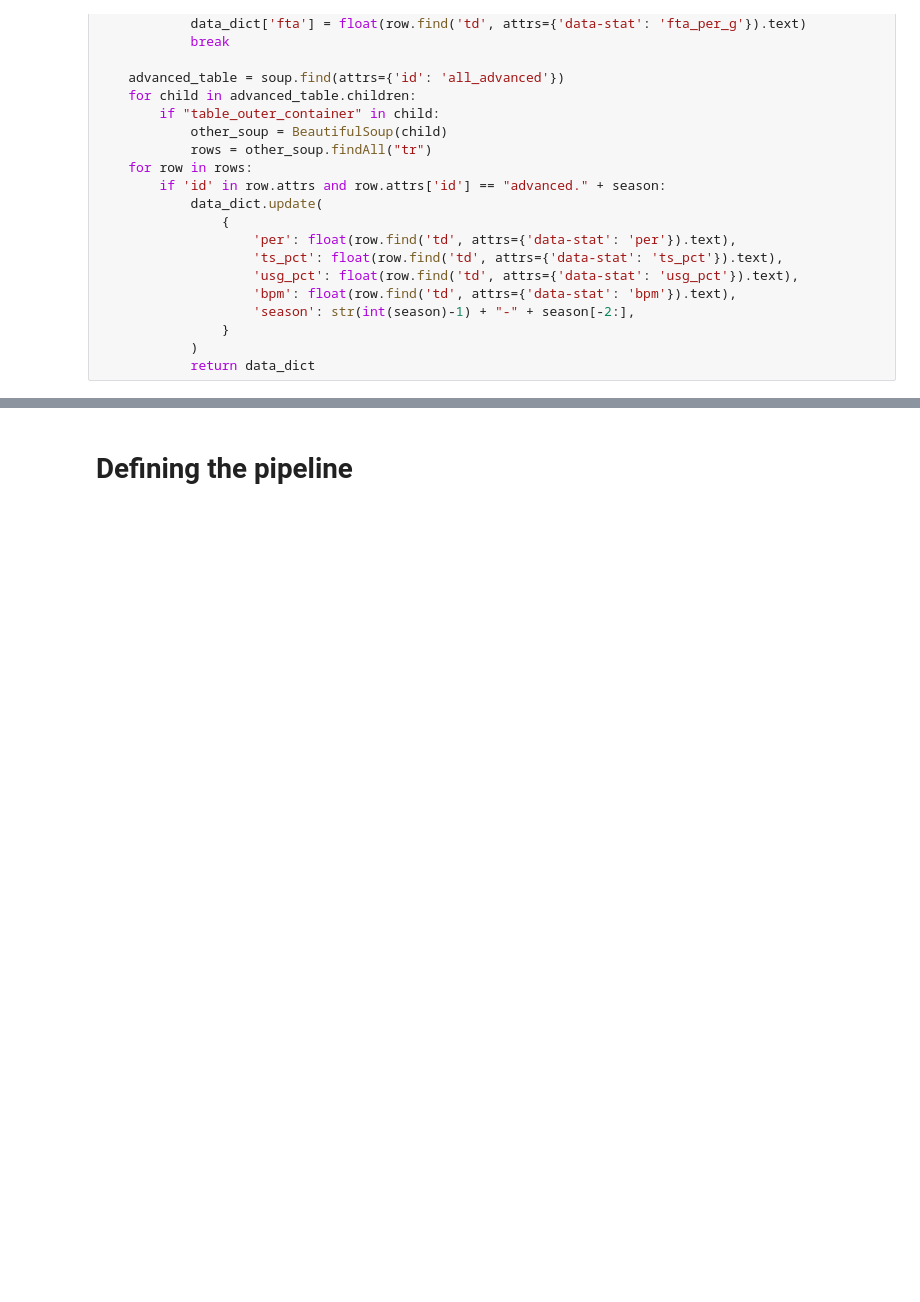
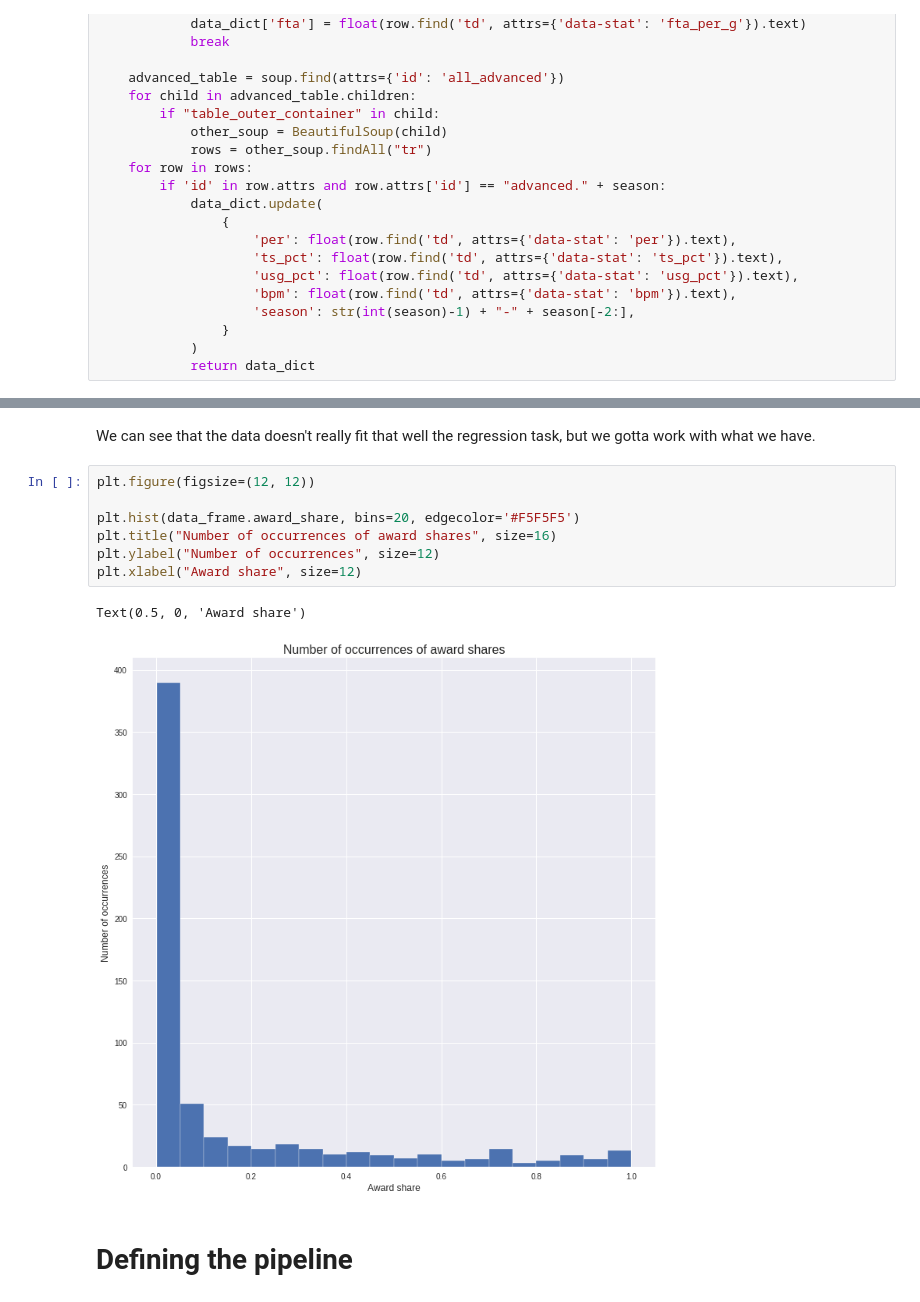
Before and after one commit to danchyy/Basketball_Analytics, a Jupyter notebook: Scripts/2018_19_season/mvp_predictions/Predicting MVP.ipynb, the cells around one changed output, grey strips where cells are left out. Cells and saved outputs as stored; diff of their text form; blank space fills up the shorter version.

```diff
--- a/Scripts/2018_19_season/mvp_predictions/Predicting MVP.ipynb
+++ b/Scripts/2018_19_season/mvp_predictions/Predicting MVP.ipynb
@@ -117,3 +292,15 @@ data_frame = pd.read_csv("../../../Data/mvp_data/mvp_votings.csv")
+# %% [markdown]
+We can see that the data doesn't really fit that well the regression task, but we gotta work with what we have.
+# %%
+plt.figure(figsize=(12, 12))
+
+plt.hist(data_frame.award_share, bins=20, edgecolor='#F5F5F5')
+plt.title("Number of occurrences of award shares", size=16)
+plt.ylabel("Number of occurrences", size=12)
+plt.xlabel("Award share", size=12)
+# %% [output]
+Text(0.5, 0, 'Award share')
+[figure, added]
 # %% [markdown]
 # Defining the pipeline
 # %%
```
Also changed, not shown: parts of 156 cells of this notebook, 6 other files.
